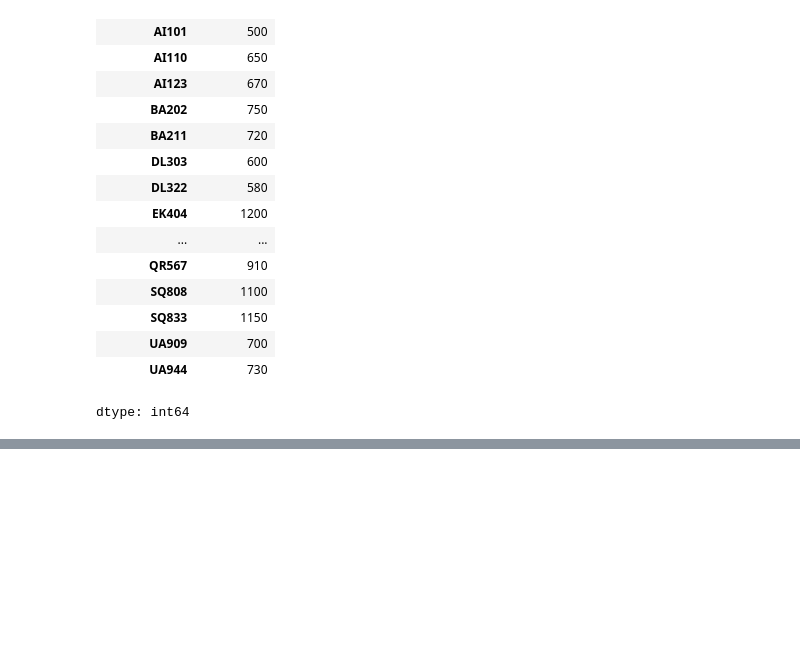
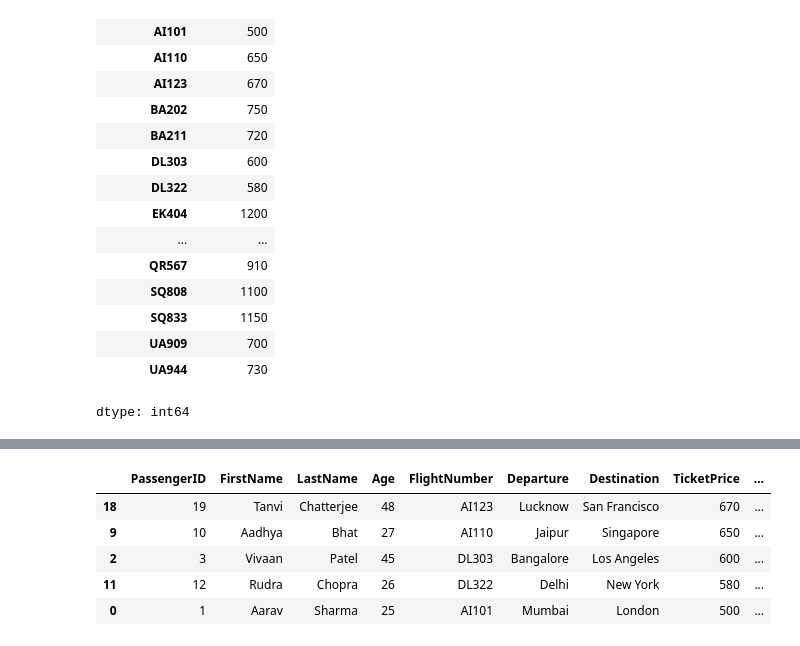
Before and after one commit to vaishnaviPatil1111/Python, a Jupyter notebook: Python_Pandas.ipynb, the cells around one changed output, grey strips where cells are left out. Cells and saved outputs as stored; diff of their text form; code cells hidden in the pictures; blank space fills up the shorter version.

```diff
--- a/Python_Pandas.ipynb
+++ b/Python_Pandas.ipynb
@@ -1508,5 +1619,13 @@ dtype: int64
 # %%
 #36.	Find the bottom 5 passengers with the lowest ticket price.
+df2.sort_values(by='TicketPrice',ascending=False).tail(5)
+# %% [output]
+|  | PassengerID | FirstName | LastName | Age | FlightNumber | Departure | Destination | TicketPrice | ... |
+| 18 | 19 | Tanvi | Chatterjee | 48 | AI123 | Lucknow | San Francisco | 670 | ... |
+| 9 | 10 | Aadhya | Bhat | 27 | AI110 | Jaipur | Singapore | 650 | ... |
+| 2 | 3 | Vivaan | Patel | 45 | DL303 | Bangalore | Los Angeles | 600 | ... |
+| 11 | 12 | Rudra | Chopra | 26 | DL322 | Delhi | New York | 580 | ... |
+| 0 | 1 | Aarav | Sharma | 25 | AI101 | Mumbai | London | 500 | ... |
 # %%
 #Save Data
 #37.	Save the modified DataFrame to a new CSV file.
```
Also changed, not shown: parts of 11 cells of this notebook.
